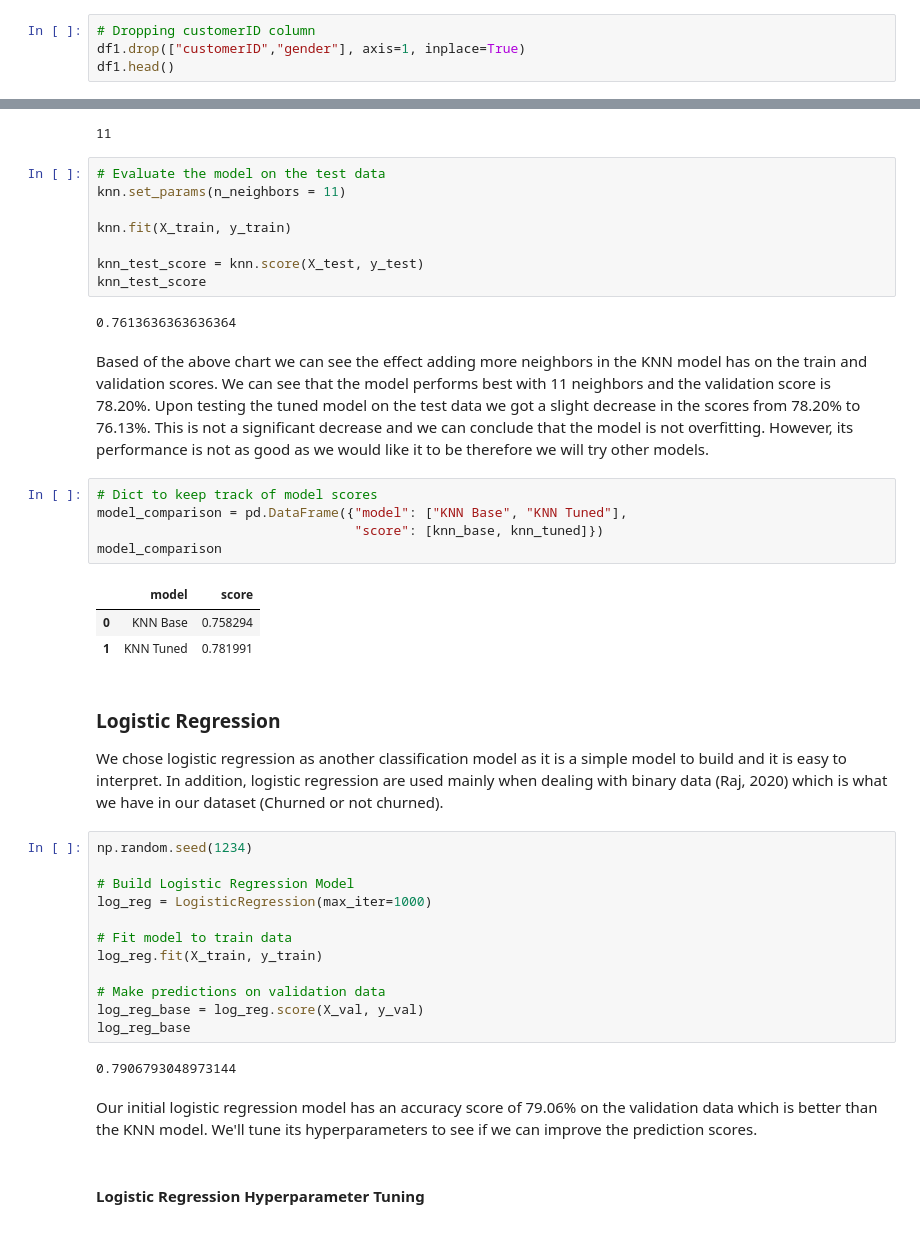
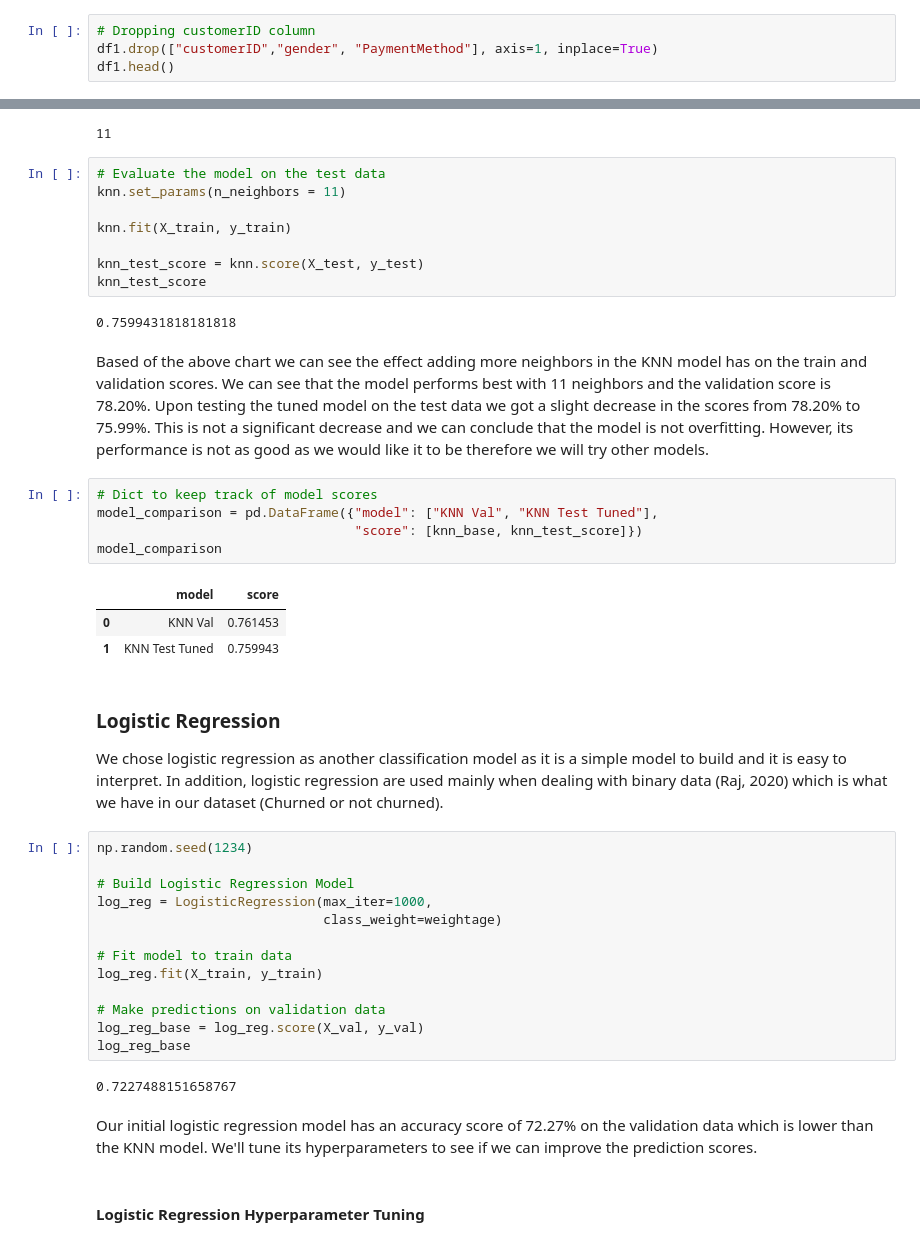
Before and after one commit to rongachoka/Customer_Churn_Analysis_EDA, a Jupyter notebook: index.ipynb, the cells around one changed output, grey strips where cells are left out. Saved outputs shown, nothing was run; the diff lists cells and outputs as text.

```diff
--- a/index.ipynb
+++ b/index.ipynb
@@ -828,7 +832,7 @@ df1.head()
 We will drop `customerID` as it is a unique identifier for each customer, in addition we will drop `gender` as it is not a useful feature for modelling.
 # %%
 # Dropping customerID column
-df1.drop(["customerID","gender"], axis=1, inplace=True)
+df1.drop(["customerID","gender", "PaymentMethod"], axis=1, inplace=True)
 df1.head()
 # %% [output]
 |  | SeniorCitizen | Partner | Dependents | tenure | PhoneService | MultipleLines | InternetService | ... |
@@ -1119,18 +1126,18 @@ knn.fit(X_train, y_train)
 knn_test_score = knn.score(X_test, y_test)
 knn_test_score
 # %% [output]
-0.7613636363636364
+0.7599431818181818
 # %% [markdown]
-Based of the above chart we can see the effect adding more neighbors in the KNN model has on the train and validation scores. We can see that the model performs best with 11 neighbors and the validation score is 78.20%. Upon testing the tuned model on the test data we got a slight decrease in the scores from 78.20% to 76.13%. This is not a significant decrease and we can conclude that the model is not overfitting. However, its performance is not as good as we would like it to be therefore we will try other models.
+Based of the above chart we can see the effect adding more neighbors in the KNN model has on the train and validation scores. We can see that the model performs best with 11 neighbors and the validation score is 78.20%. Upon testing the tuned model on the test data we got a slight decrease in the scores from 78.20% to 75.99%. This is not a significant decrease and we can conclude that the model is not overfitting. However, its performance is not as good as we would like it to be therefore we will try other models.
 # %%
 # Dict to keep track of model scores
-model_comparison = pd.DataFrame({"model": ["KNN Base", "KNN Tuned"],
-                                 "score": [knn_base, knn_tuned]})
+model_comparison = pd.DataFrame({"model": ["KNN Val", "KNN Test Tuned"],
+                                 "score": [knn_base, knn_test_score]})
 model_comparison
 # %% [output]
 |  | model | score |
-| 0 | KNN Base | 0.758294 |
-| 1 | KNN Tuned | 0.781991 |
+| 0 | KNN Val | 0.761453 |
+| 1 | KNN Test Tuned | 0.759943 |
 # %% [markdown]
 ### Logistic Regression
 
@@ -1139,7 +1146,8 @@ We chose logistic regression as another classification model as it is a simple m
 np.random.seed(1234)
 
 # Build Logistic Regression Model
-log_reg = LogisticRegression(max_iter=1000)
+log_reg = LogisticRegression(max_iter=1000,
+                             class_weight=weightage)
 
 # Fit model to train data
 log_reg.fit(X_train, y_train)
@@ -1148,9 +1156,9 @@ log_reg.fit(X_train, y_train)
 log_reg_base = log_reg.score(X_val, y_val)
 log_reg_base
 # %% [output]
-0.7906793048973144
+0.7227488151658767
 # %% [markdown]
-Our initial logistic regression model has an accuracy score of 79.06% on the validation data which is better than the KNN model. We'll tune its hyperparameters to see if we can improve the prediction scores.
+Our initial logistic regression model has an accuracy score of 72.27% on the validation data which is lower than the KNN model. We'll tune its hyperparameters to see if we can improve the prediction scores.
 # %% [markdown]
 #### Logistic Regression Hyperparameter Tuning
 # %%
```
Also changed, not shown: parts of 37 cells of this notebook, 2 other files.
